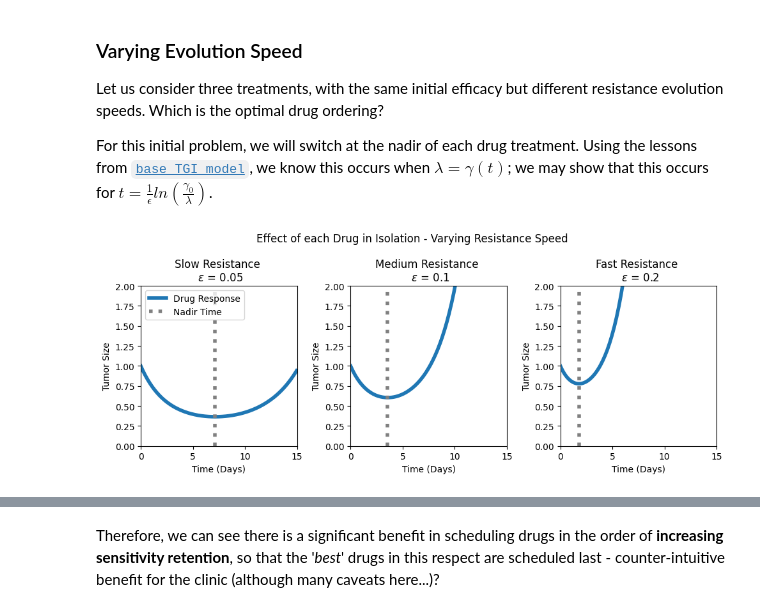
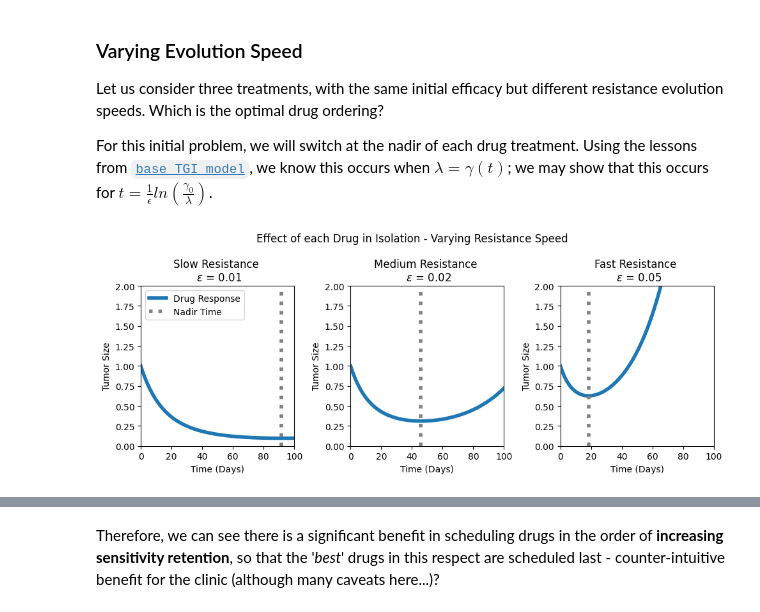
Before and after one commit to KCGallagher/treatment-sequencing, a Jupyter notebook: treatment_schedules.ipynb, the cells around one changed output, grey strips where cells are left out. Saved outputs shown, nothing was run; the diff lists cells and outputs as text; code cells hidden in the pictures.

```diff
--- a/treatment_schedules.ipynb
+++ b/treatment_schedules.ipynb
@@ -36,15 +36,15 @@ def treatment_comparison_plot(t_max, lambda_vals, epsilon_vals, gamma0_vals=[1,1
     axs[0].legend(loc=2)
     return fig, axs
 # %%
-V0 = 1; gamma0 = 1; t_max = 15
-lambda_vals = [0.7, 0.7, 0.7]
-epsilon_vals = [0.05, 0.1, 0.2]
+V0 = 1; gamma0 = 0.1; t_max = 100
+lambda_vals = [0.04, 0.04, 0.04]
+epsilon_vals = [0.01, 0.02, 0.05]
 
-fig, axs = treatment_comparison_plot(t_max, lambda_vals, epsilon_vals)
+fig, axs = treatment_comparison_plot(t_max, lambda_vals, epsilon_vals, gamma0_vals=[gamma0]*3)
 
 plt.suptitle("Effect of each Drug in Isolation - Varying Resistance Speed"); plt.tight_layout()
 # %% [output]
-[figure, old version]
+[figure, new version]
 # %%
 def compare_df(df1, df2):
     percent_change_ttp = 100*(df2.Time.iloc[-1] - df1.Time.iloc[-1])/df1.Time.iloc[-1]
```
Also changed, not shown: parts of 6 cells of this notebook, 4 other files.
